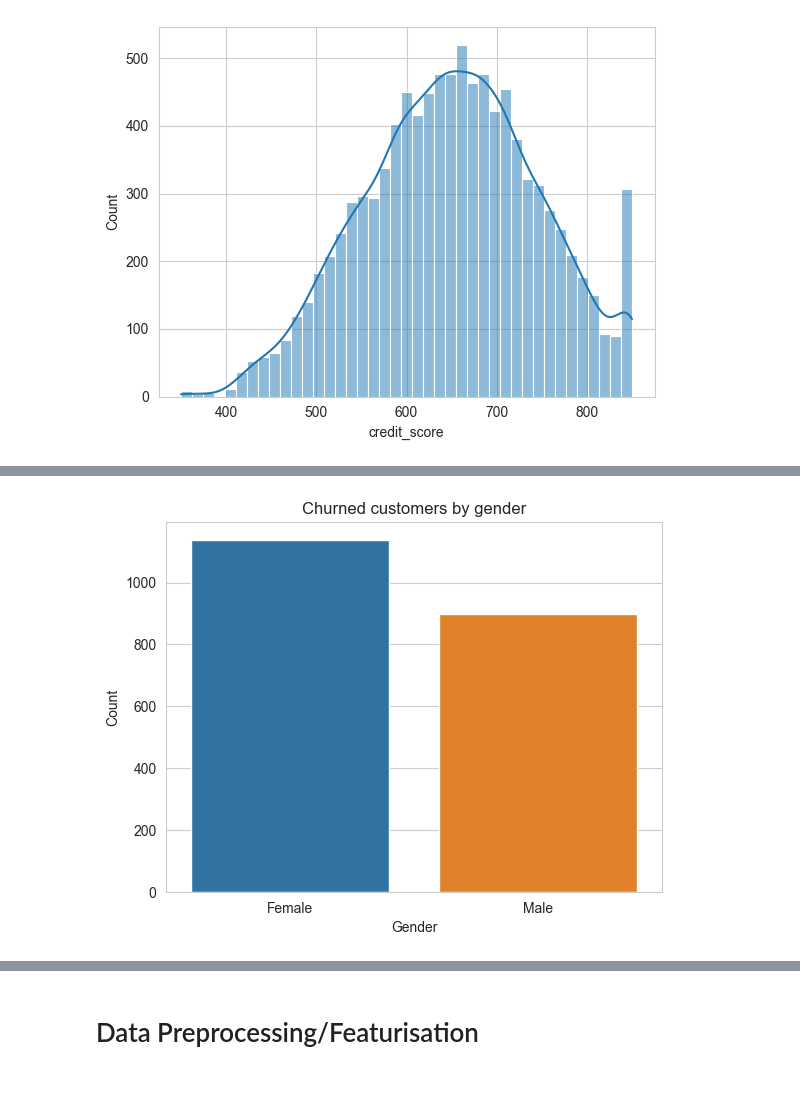
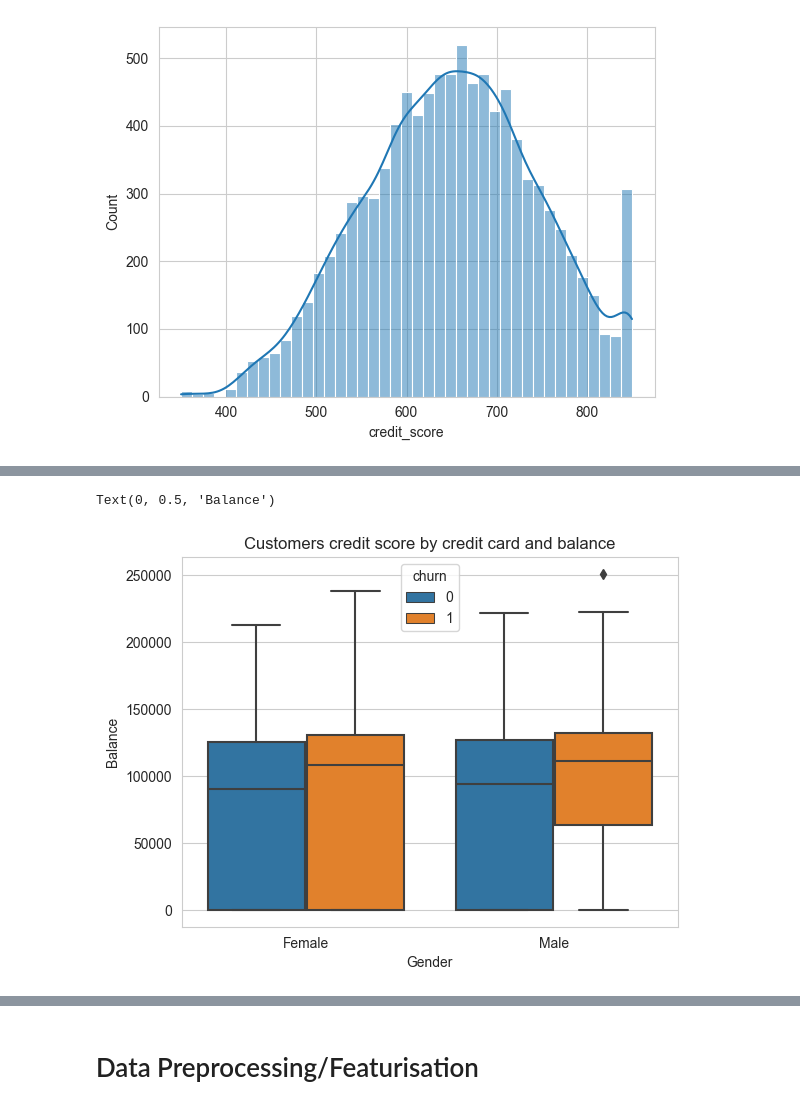
Before and after one commit to DimGiannouli/ds_customer_churn, a Jupyter notebook: customer_churn.ipynb, the cells around one changed output, grey strips where cells are left out. Cells and saved outputs as stored; diff of their text form; code cells hidden in the pictures.

```diff
--- a/customer_churn.ipynb
+++ b/customer_churn.ipynb
@@ -197,14 +228,13 @@ sns.histplot(df_churn['credit_score'], kde=True)
 # %%
 #Understand if there are gender differences to the customers that churned - females tend to churn more than males
-sns.countplot(data= df_churn[df_churn['churn'] == 1], x = 'gender')
 
-plt.title('Churned customers by gender')
+sns.boxplot(data=df_churn, x='gender', y='balance',hue='churn')
+
+plt.title('Customers credit score by credit card and balance')
 plt.xlabel('Gender')
-plt.ylabel('Count')
-
-# Show plot
-plt.show()
+plt.ylabel('Balance')
 # %% [output]
+Text(0, 0.5, 'Balance')
-[figure, old version]
+[figure, new version]
 # %%
 #Plot if there are age differences to customers that churn. Seems that they tend to churn in an older age between 40-50 with a median of ~45. We also realise
```
Also changed, not shown: parts of 46 cells of this notebook, 2 other files.
